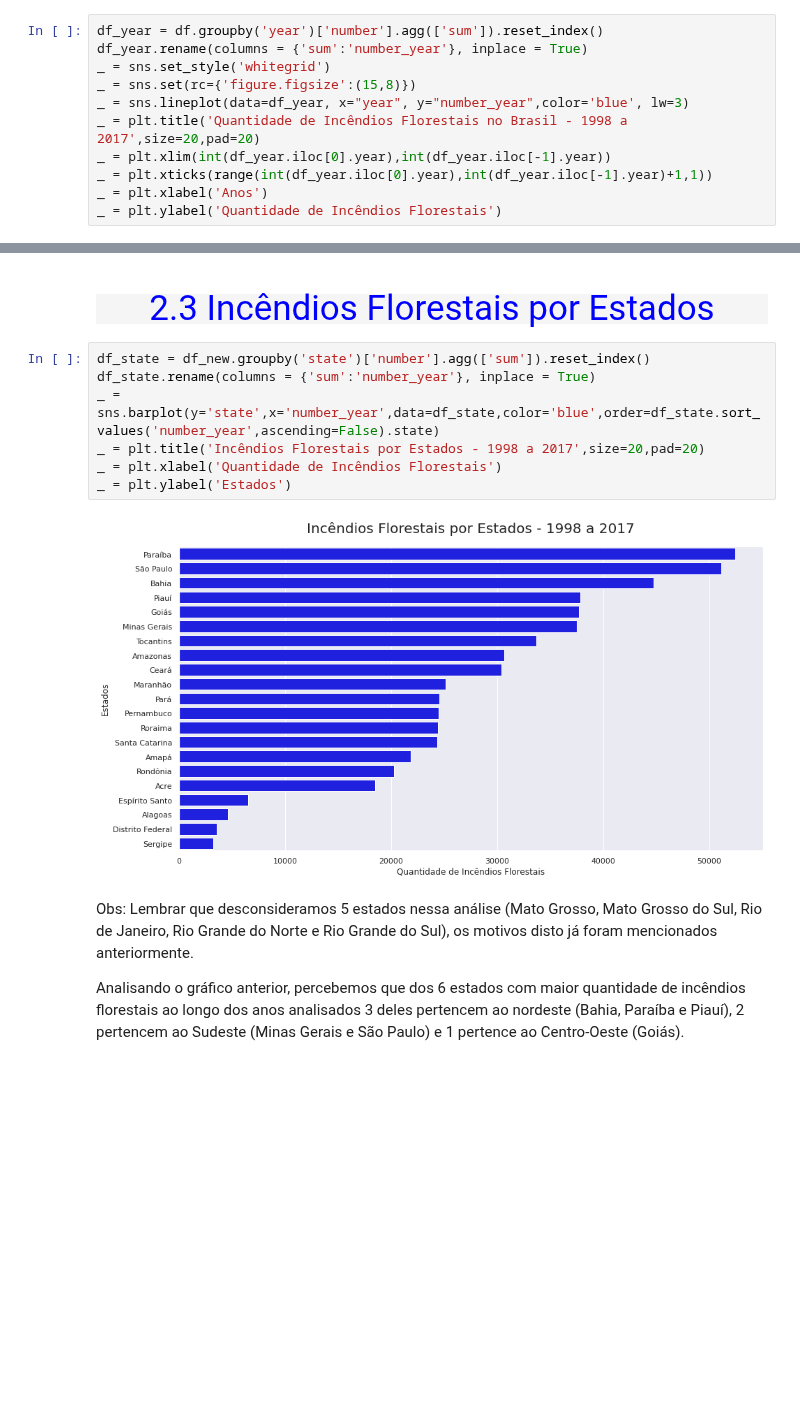
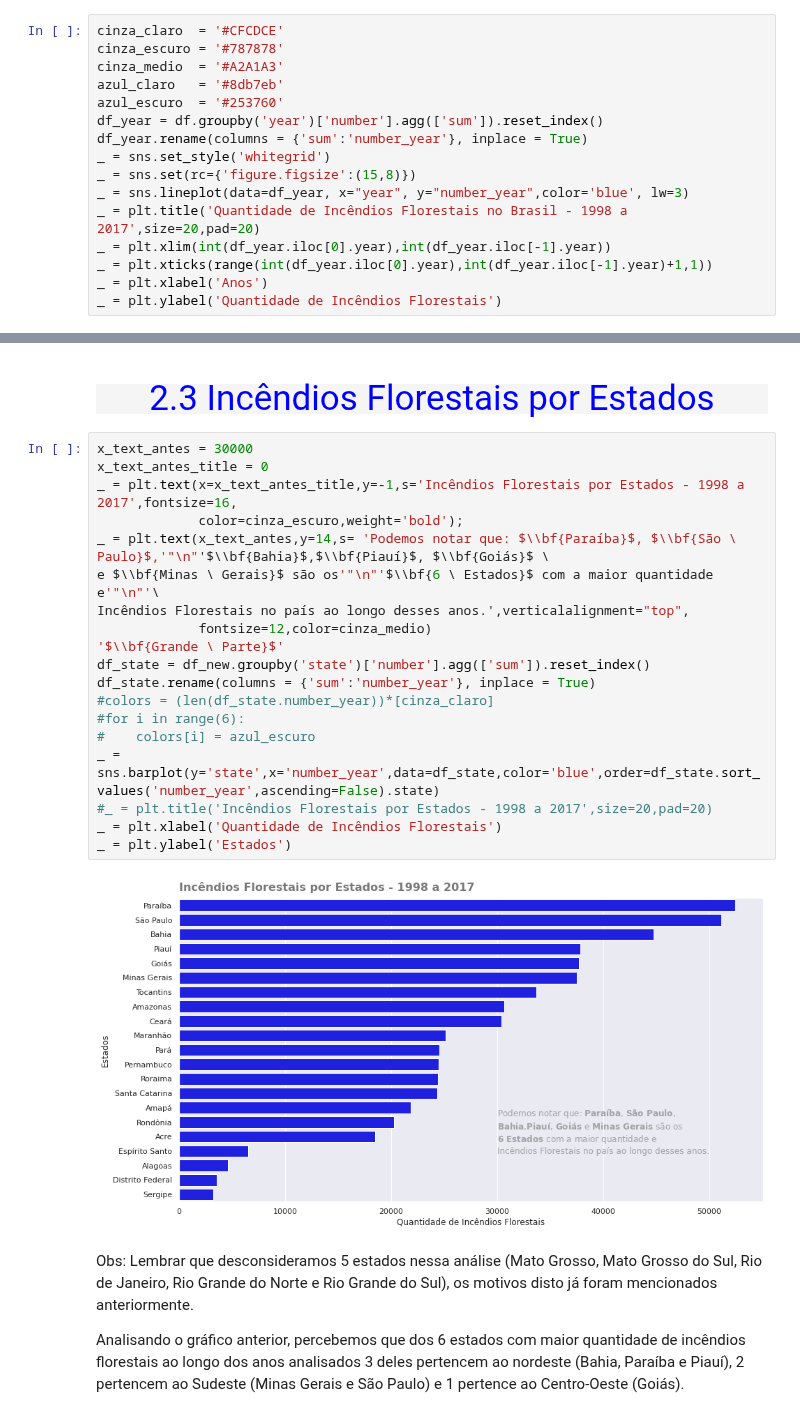
Before and after one commit to anibalfisico/Data-Science, a Jupyter notebook: inc-ndios-no-brasil.ipynb, the cells around one changed output, grey strips where cells are left out. Drawn from its saved outputs; the diff is of its cells as text; blank space fills up the shorter version.

Commit message:
Kaggle Notebook | Incêndios Florestais no Brasil | Version 10

```diff
--- a/inc-ndios-no-brasil.ipynb
+++ b/inc-ndios-no-brasil.ipynb
@@ -238,6 +238,11 @@ df.describe()
 
 <h2 style = "background-color: #f6f5f5; color : blue; font-size: 35px; font-family:garamond; font-weight: normal; border-radius: 100px 100px; text-align: center">2.1 Incêndios Florestais no Brasil</h2>
 # %%
+cinza_claro  = '#CFCDCE'
+cinza_escuro = '#787878'
+cinza_medio  = '#A2A1A3'
+azul_claro   = '#8db7eb'
+azul_escuro  = '#253760'
 df_year = df.groupby('year')['number'].agg(['sum']).reset_index()
 df_year.rename(columns = {'sum':'number_year'}, inplace = True)
 _ = sns.set_style('whitegrid')
@@ -309,14 +314,26 @@ Fonte: https://seer.ufu.br/index.php/caminhosdegeografia/article/download/15426/
 
 <h2 style = "background-color: #f6f5f5; color : blue; font-size: 35px; font-family:garamond; font-weight: normal; border-radius: 100px 100px; text-align: center">2.3 Incêndios Florestais por Estados</h2>
 # %%
+x_text_antes = 30000
+x_text_antes_title = 0
+_ = plt.text(x=x_text_antes_title,y=-1,s='Incêndios Florestais por Estados - 1998 a 2017',fontsize=16,
+             color=cinza_escuro,weight='bold');
+_ = plt.text(x_text_antes,y=14,s= 'Podemos notar que: $\\bf{Paraíba}$, $\\bf{São \ Paulo}$,'"\n"'$\\bf{Bahia}$,$\\bf{Piauí}$, $\\bf{Goiás}$ \
+e $\\bf{Minas \ Gerais}$ são os'"\n"'$\\bf{6 \ Estados}$ com a maior quantidade e'"\n"'\
+Incêndios Florestais no país ao longo desses anos.',verticalalignment="top",
+             fontsize=12,color=cinza_medio)
+'$\\bf{Grande \ Parte}$'
 df_state = df_new.groupby('state')['number'].agg(['sum']).reset_index()
 df_state.rename(columns = {'sum':'number_year'}, inplace = True)
+#colors = (len(df_state.number_year))*[cinza_claro]
+#for i in range(6):
+#    colors[i] = azul_escuro
 _ = sns.barplot(y='state',x='number_year',data=df_state,color='blue',order=df_state.sort_values('number_year',ascending=False).state)
-_ = plt.title('Incêndios Florestais por Estados - 1998 a 2017',size=20,pad=20)
+#_ = plt.title('Incêndios Florestais por Estados - 1998 a 2017',size=20,pad=20)
 _ = plt.xlabel('Quantidade de Incêndios Florestais')
 _ = plt.ylabel('Estados')
 # %% [output]
-[figure, old version]
+[figure, new version]
 # %% [markdown]
 Obs: Lembrar que desconsideramos 5 estados nessa análise (Mato Grosso, Mato Grosso do Sul, Rio de Janeiro, Rio Grande do Norte e Rio Grande do Sul), os motivos disto já foram mencionados anteriormente.
 
```
Also changed, not shown: parts of 2 cells of this notebook.
